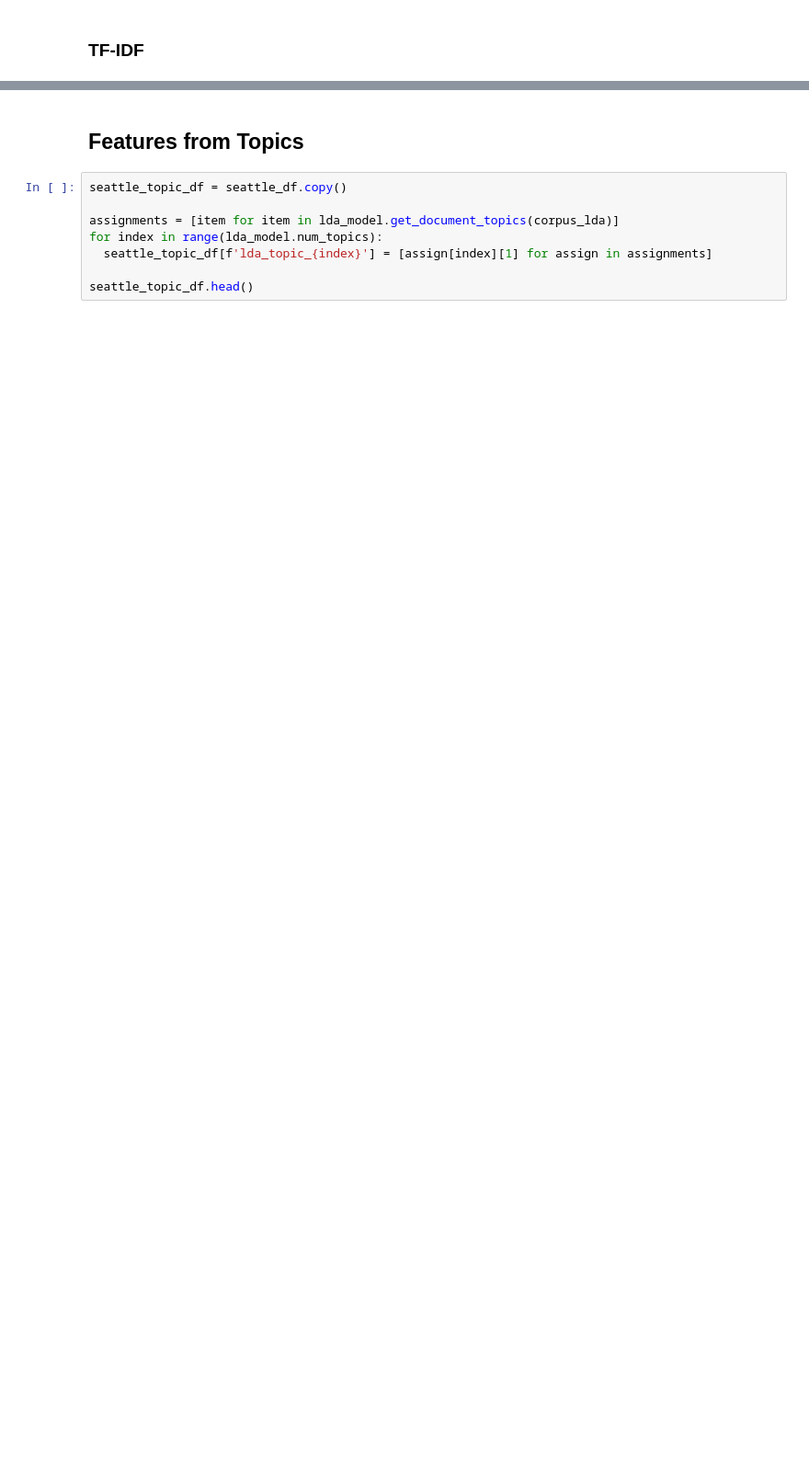
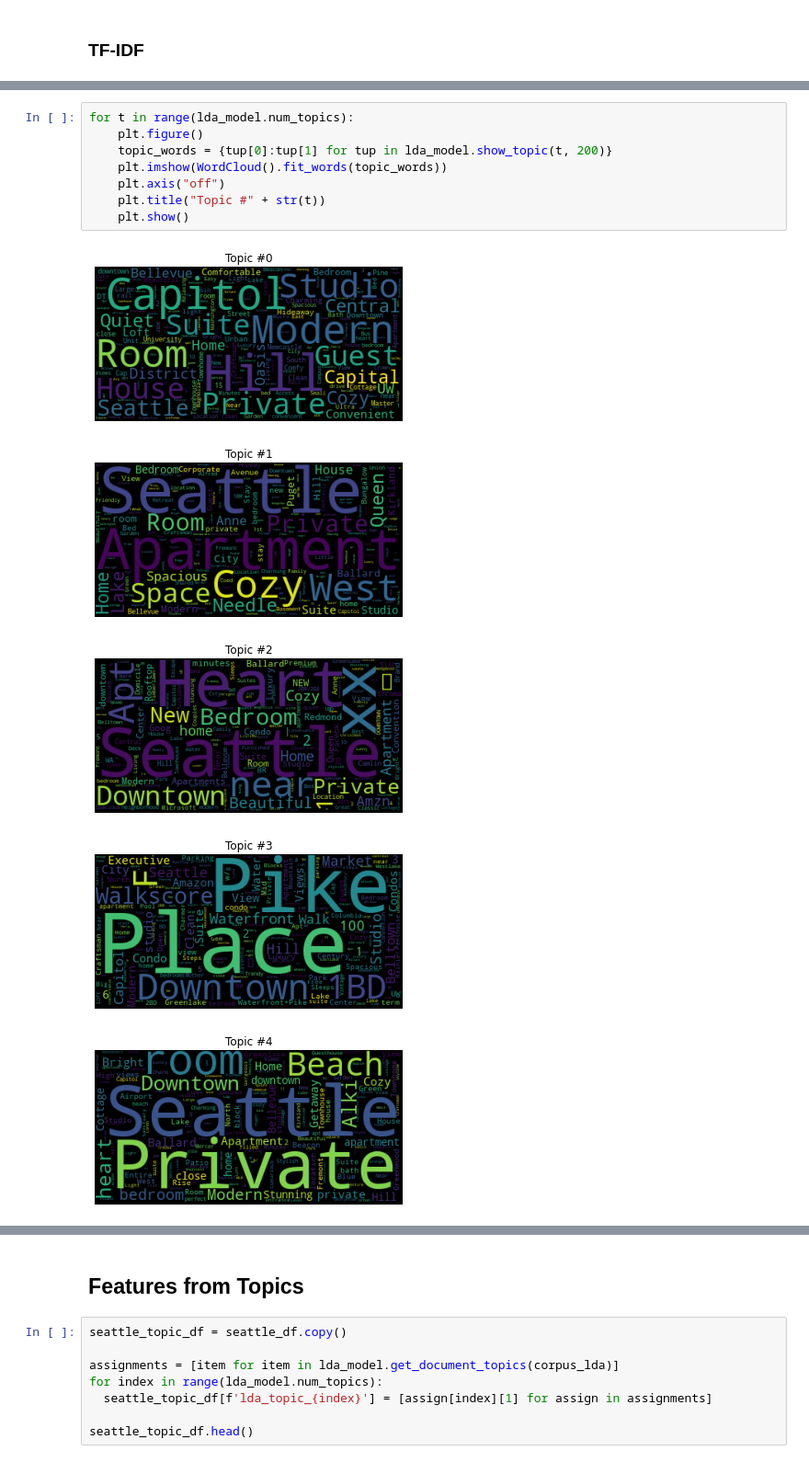
Before and after one commit to swilsonmfc/nlp, a Jupyter notebook: NLPTopicModel.ipynb, the cells around one changed output, grey strips where cells are left out. Shown at 92% size. Saved outputs shown, nothing was run; the diff lists cells and outputs as text; blank space fills up the shorter version.

```diff
--- a/NLPTopicModel.ipynb
+++ b/NLPTopicModel.ipynb
@@ -660,0 +693,14 @@ lda_model.print_topics(5, num_words=3)
+# %%
+for t in range(lda_model.num_topics):
+    plt.figure()
+    topic_words = {tup[0]:tup[1] for tup in lda_model.show_topic(t, 200)}
+    plt.imshow(WordCloud().fit_words(topic_words))
+    plt.axis("off")
+    plt.title("Topic #" + str(t))
+    plt.show()
+# %% [output]
+[figure, added]
+[figure, added]
+[figure, added]
+[figure, added]
+[figure, added]
```
Also changed, not shown: parts of 24 cells of this notebook.
